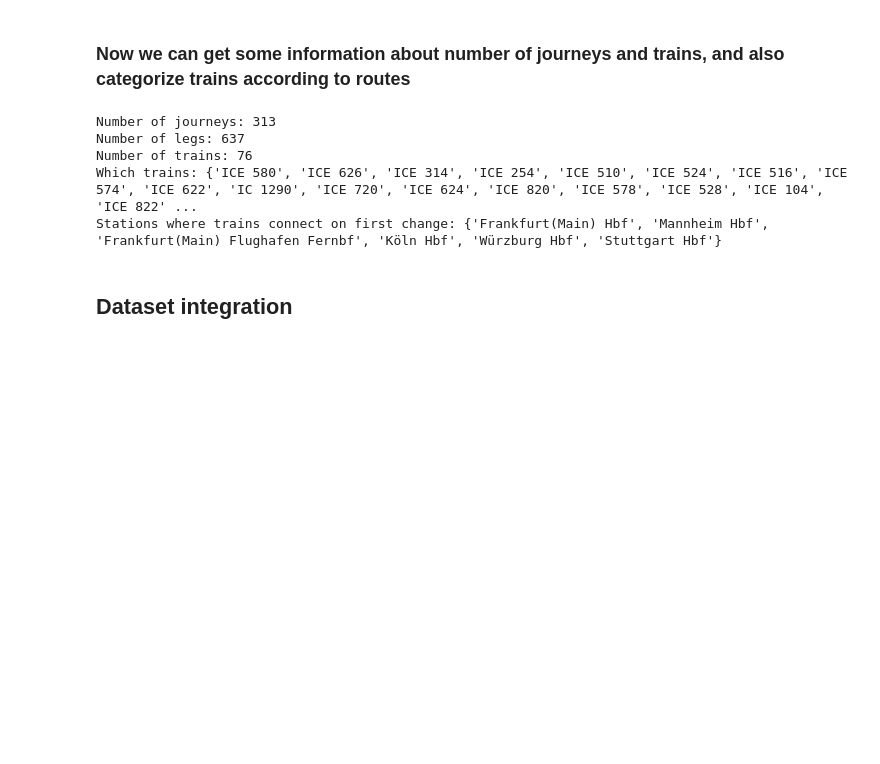
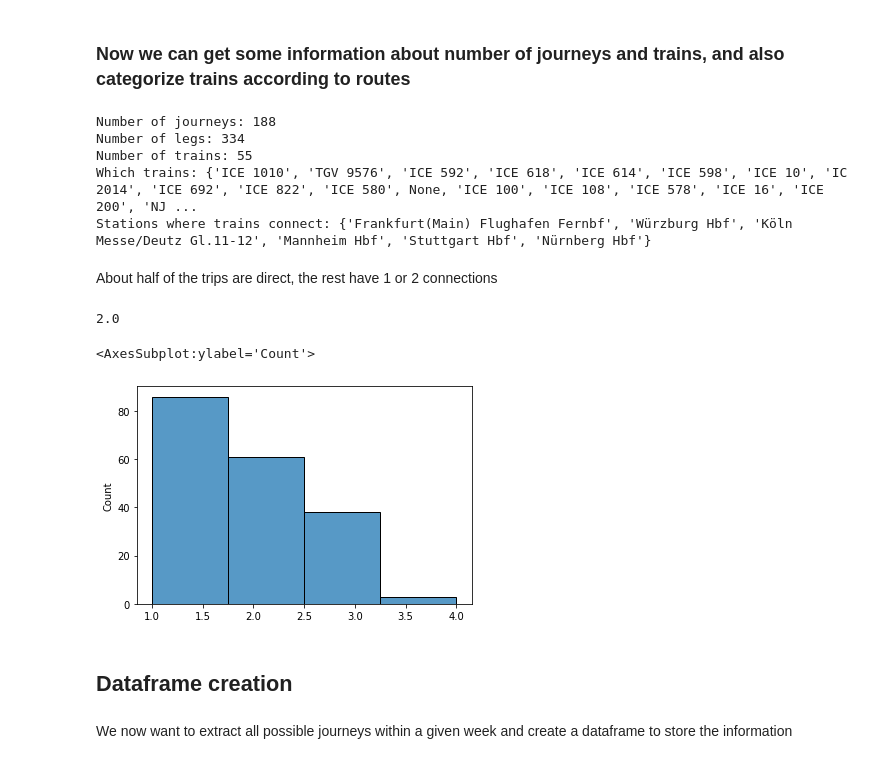
Before and after one commit to Good-Train-Bad-Train/gtbt, a Jupyter notebook: notebooks/Stefano_DB_API_first_look.ipynb, the cells around one changed output. Saved outputs shown, nothing was run; the diff lists cells and outputs as text; code cells hidden in the pictures; blank space fills up the shorter version.

Commit message:
DB API notebook updated with functions to extract and organize API data

```diff
--- a/notebooks/Stefano_DB_API_first_look.ipynb
+++ b/notebooks/Stefano_DB_API_first_look.ipynb
@@ -244,18 +222,19 @@ journeys(dateandtime,origin,destination)
 # %%
+
 journeylist = []
 #connection1 = []
 #connection2 = []
 dateandtime0 = '04/09/22 02:00:00'
 dateandtime = datetime.strptime(dateandtime0, '%d/%m/%y %H:%M:%S')
 origin = client.locations("München Hbf")[0]
-destination = client.locations("Köln Messe")[0]
+destination = client.locations("Köln Hbf")[0]
 daylimit = dateandtime.day + 7
 
 while dateandtime.day < daylimit:
     tempjourneys = journeymaker(dateandtime,origin,destination)
     dateandtime = tempjourneys[-1].legs[0].departure + timedelta(minutes = 1) # this is the departure time of the last trip the API gave us, we are adding a minute to it to get more
     print(f'Fetching trains from this date: {dateandtime}')
-    for journey in journeys:
+    for journey in tempjourneys:
         journeylist.append(journey)
     time.sleep(1) #just so we don't go over the API limit
 # %% [output]
@@ -278,0 +258,18 @@ Fetching trains from this date: 2022-09-11 05:34:00+02:00
+# %%
+
+journeylist_berlin_kolnhbf = []
+#connection1 = []
+#connection2 = []
+dateandtime0 = '04/09/22 02:00:00'
+dateandtime = datetime.strptime(dateandtime0, '%d/%m/%y %H:%M:%S')
+origin = client.locations("Berlin Hbf")[0]
+destination = client.locations("Köln Hbf")[0]
+daylimit = dateandtime.day + 7
+
+while dateandtime.day < daylimit:
+    tempjourneys = journeymaker(dateandtime,origin,destination)
+    dateandtime = tempjourneys[-1].legs[0].departure + timedelta(minutes = 1) # this is the departure time of the last trip the API gave us, we are adding a minute to it to get more
+    print(f'Fetching trains from this date: {dateandtime}')
+    for journey in tempjourneys:
+        journeylist_berlin_kolnhbf.append(journey)
+    time.sleep(1) #just so we don't go over the API limit
@@ -298,10 +313,27 @@ print(f'Number of trains: {len(set(trains))}')
 print(f'Which trains: {set(trains)}')
 print(f'Stations where trains connect: {changeoverset}')
 # %% [output]
-Number of journeys: 313
-Number of legs: 637
-Number of trains: 76
-Which trains: {'ICE 580', 'ICE 626', 'ICE 314', 'ICE 254', 'ICE 510', 'ICE 524', 'ICE 516', 'ICE 574', 'ICE 622', 'IC 1290', 'ICE 720', 'ICE 624', 'ICE 820', 'ICE 578', 'ICE 528', 'ICE 104', 'ICE 822' ...
-Stations where trains connect on first change: {'Frankfurt(Main) Hbf', 'Mannheim Hbf', 'Frankfurt(Main) Flughafen Fernbf', 'Köln Hbf', 'Würzburg Hbf', 'Stuttgart Hbf'}
+Number of journeys: 188
+Number of legs: 334
+Number of trains: 55
+Which trains: {'ICE 1010', 'TGV 9576', 'ICE 592', 'ICE 618', 'ICE 614', 'ICE 598', 'ICE 10', 'IC 2014', 'ICE 692', 'ICE 822', 'ICE 580', None, 'ICE 100', 'ICE 108', 'ICE 578', 'ICE 16', 'ICE 200', 'NJ ...
+Stations where trains connect: {'Frankfurt(Main) Flughafen Fernbf', 'Würzburg Hbf', 'Köln Messe/Deutz Gl.11-12', 'Mannheim Hbf', 'Stuttgart Hbf', 'Nürnberg Hbf'}
+# %% [markdown]
+About half of the trips are direct, the rest have 1 or 2 connections
+# %%
+import numpy as np
+import seaborn as sns
+number_legs = []
+for journey in journeylist:
+    number_legs.append(len(journey.legs))
+
+print(np.median(number_legs))
+sns.histplot(number_legs,bins=4) # some trips have four legs for some reason, even though we set up limits
+# %% [output]
+2.0
+<AxesSubplot:ylabel='Count'>
+[figure, added]
 # %% [markdown]
-## Dataset integration
+## Dataframe creation
+# %% [markdown]
+We now want to extract all possible journeys within a given week and create a dataframe to store the information
```
Also changed, not shown: parts of 20 cells of this notebook, 1 other file.
